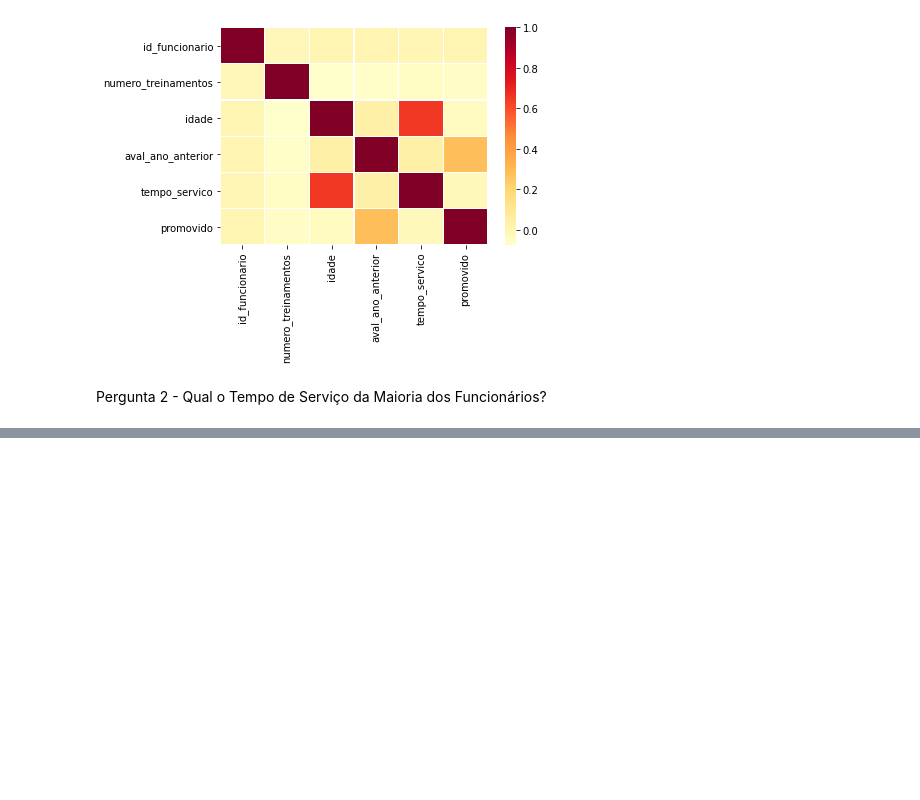
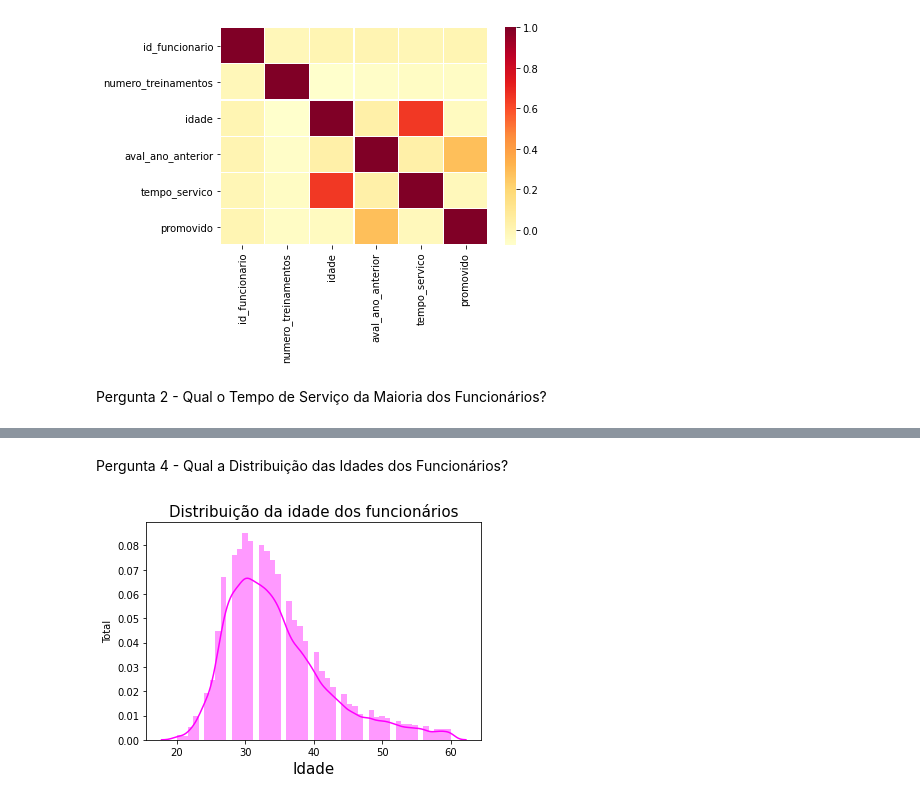
Before and after one commit to igomes93/projetos_data_sciense, a Jupyter notebook: Análise_RH.ipynb, the cells around one changed output, grey strips where cells are left out. Drawn from its saved outputs; the diff is of its cells as text; code cells hidden in the pictures; blank space fills up the shorter version.

```diff
--- a/Análise_RH.ipynb
+++ b/Análise_RH.ipynb
@@ -256,0 +281,12 @@ Pergunta 2 - Qual o Tempo de Serviço da Maioria dos Funcionários?
+# %% [markdown]
+Pergunta 4 - Qual a Distribuição das Idades dos Funcionários?
+# %%
+import matplotlib.pyplot as plt # como a perguntas nos remete a distribuição da idade do funcionário criamos um gráfico de distribuição
+import seaborn as sns
+sns.distplot(dataset['idade'],color= 'magenta')
+plt.title('Distribuição da idade dos funcionários',fontsize=15)
+plt.xlabel('Idade',fontsize=15)
+plt.ylabel('Total')
+plt.show()
+# %% [output]
+[figure, added]
```
Also changed, not shown: parts of 10 cells of this notebook.
